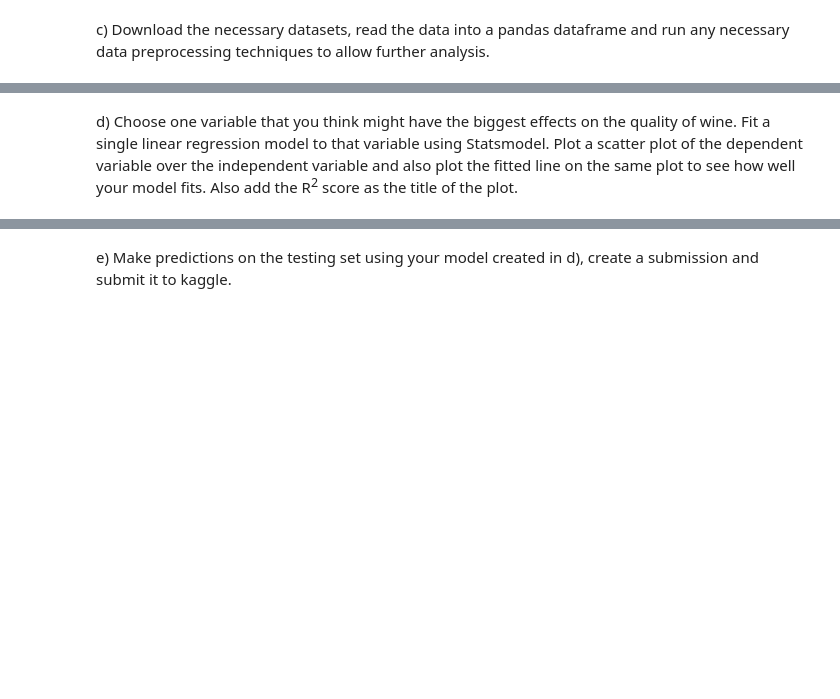
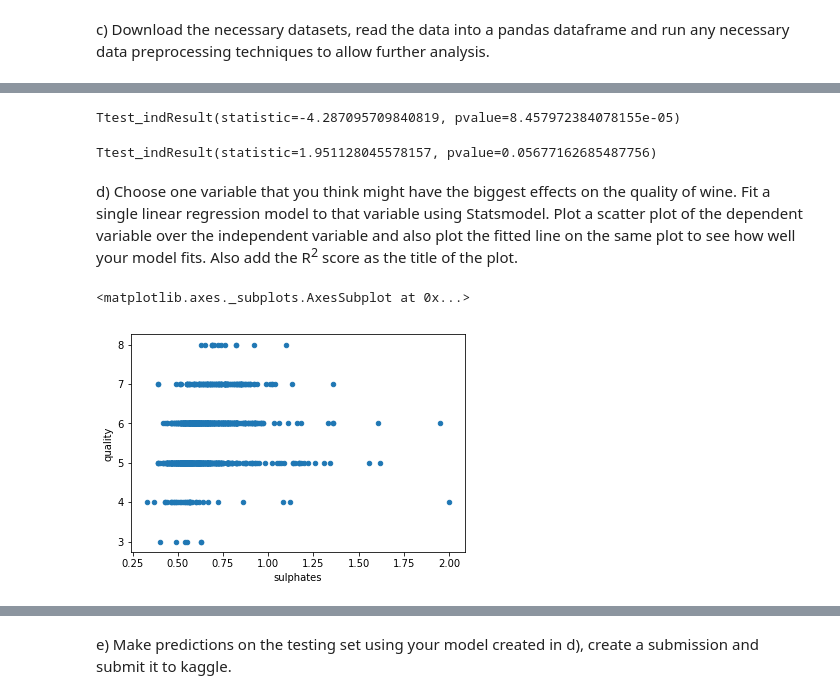
Before and after one commit to nayanika-g/simple-linear-regression, a Jupyter notebook: HW1_Spring2020.ipynb, the cells around one changed output, grey strips where cells are left out. Drawn from its saved outputs; the diff is of its cells as text; code cells hidden in the pictures; blank space fills up the shorter version.

```diff
--- a/HW1_Spring2020.ipynb
+++ b/HW1_Spring2020.ipynb
@@ -190,0 +189,12 @@ c) Download the necessary datasets, read the data into a pandas dataframe and ru
+# %%
+### YOUR CODE for c) GOES HERE
+import numpy as np # linear algebra
+import pandas as pd # data processing, CSV file I/O (e.g. pd.read_csv)
+
+filepath = '/Users/gracegupta/Downloads/train.csv'
+train = pd.read_csv(filepath)
+train.head()
+
+df = pd.DataFrame(train)
+#Sum of missing values in each column
+df.isnull().sum()
@@ -190,0 +228,3 @@ c) Download the necessary datasets, read the data into a pandas dataframe and ru
+# %%
+df = df.drop(df[df.quality > 10].index)
+df.describe()
@@ -190,0 +241,4 @@ c) Download the necessary datasets, read the data into a pandas dataframe and ru
+# %%
+#preprocessing
+df = df.fillna(df.mean())
+df.isnull().sum()
@@ -191,2 +324,11 @@ c) Download the necessary datasets, read the data into a pandas dataframe and ru
+# %%
+from scipy.stats import ttest_ind
+ttest_ind(high_quality['volatile acidity'], low_quality['volatile acidity'])
+# %% [output]
+Ttest_indResult(statistic=-4.287095709840819, pvalue=8.457972384078155e-05)
+# %%
+ttest_ind(high_quality['sulphates'], low_quality['sulphates'])
+# %% [output]
+Ttest_indResult(statistic=1.951128045578157, pvalue=0.05677162685487756)
 # %% [markdown]
 d) Choose one variable that you think might have the biggest effects on the quality of wine. Fit a single linear regression model to that variable using Statsmodel. Plot a scatter plot of the dependent variable over the independent variable and also plot the fitted line on the same plot to see how well your model fits. Also add the R<sup>2</sup> score as the title of the plot.
@@ -194,0 +335,12 @@ d) Choose one variable that you think might have the biggest effects on the qual
+# %%
+### YOUR CODE for d) GOES HERE
+import statsmodels.api as sm
+from matplotlib import pyplot as plt
+
+X = df['sulphates']
+y = df['quality']
+model_sulphates = sm.OLS(y,X).fit()
+df.plot.scatter('sulphates','quality')
+# %% [output]
+<matplotlib.axes._subplots.AxesSubplot at 0x...>
+[figure, added]
```
Also changed, not shown: parts of 14 cells of this notebook.
